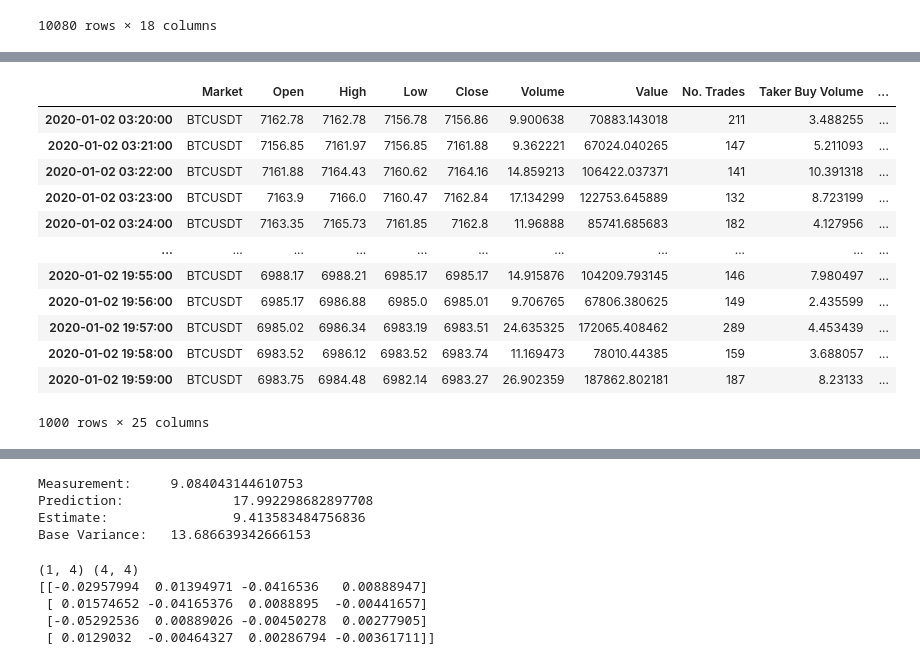
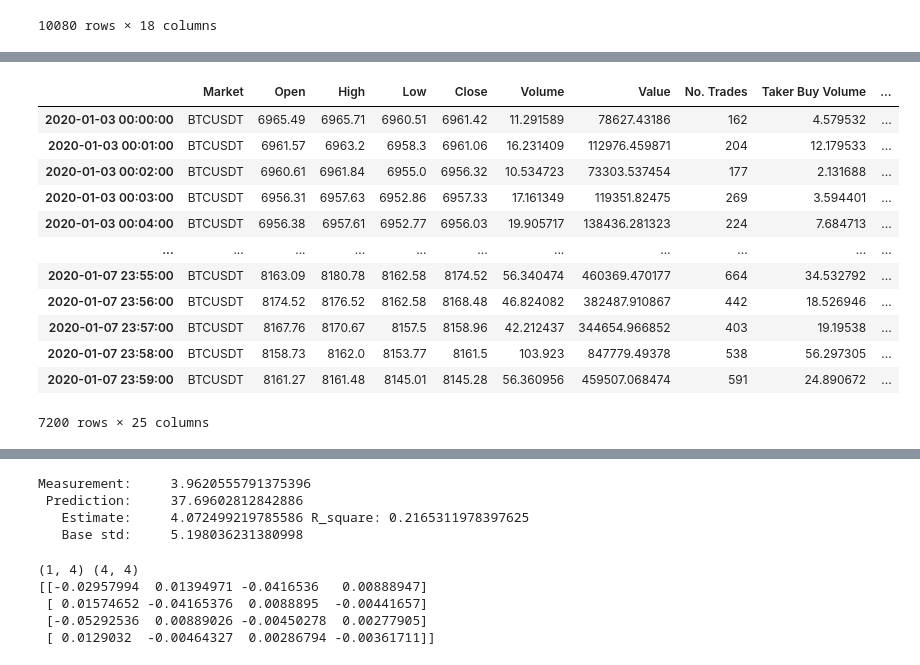
Before and after one commit to MohsenGhodrati/cvx_project_Kalman_Filter, a Jupyter notebook: Experiments.ipynb, the cells around one changed output, grey strips where cells are left out. Cells and saved outputs as stored; diff of their text form; code cells hidden in the pictures.

```diff
--- a/Experiments.ipynb
+++ b/Experiments.ipynb
@@ -117,3 +115,13 @@ df
 | 2020-01-07 23:58:00 | BTCUSDT | 8158.73 | 8162.0 | 8153.77 | 8161.5 | 103.923 | 847779.49378 | 538 | 56.297305 | ... |
 | 2020-01-07 23:59:00 | BTCUSDT | 8161.27 | 8161.48 | 8145.01 | 8145.28 | 56.360956 | 459507.068474 | 591 | 24.890672 | ... |
 10080 rows × 18 columns
+# %%
+from scipy.stats import pearsonr
+x = df['Real Return']
+tmp = []
+for i in range(20):
+    y = x.shift(i+1).copy()
+    intersection = sorted(list(set(x.dropna().index).intersection(set(y.dropna().index))))
+    tmp.append(pearsonr(x.loc[intersection], y.loc[intersection]))
+# tmp = list(reversed(tmp))
+tmp = np.array(tmp)
@@ -120,14 +134,14 @@ df
 # %%
-k = 200
-m = 10
+k = 120
+m = 15
 r = 6
 
 df['Prediction'] = None
 df['Measurement'] = None
 
-# alpha = 1.2
-W = np.diag(np.arange(k) / np.sum(np.arange(k)))
-for n in range(1440+k, 1440+k+1000):  #len(df)):
+alpha = 1.1
+W = np.diag(alpha ** np.arange(k) / np.sum(alpha ** np.arange(k)))
+for n in np.arange(1440*5) + 2880:
     A = np.zeros([k, m+r])
     A[:, m:m+r] = df.iloc[(n-2)-(k-1):(n-2)+1][[f'Feature {i+1}' for i in range(r)]].to_numpy()
     for i in range(m):
@@ -140,12 +154,4 @@ for n in range(1440+k, 1440+k+1000):  #len(df)):
     df.loc[df.index[n], 'Prediction'] = (1 + prediction / (100 * RETURN_SCALE)) * df.iloc[n-1]['Weighted Price Average']
     df.loc[df.index[n], 'Measurement'] = df.iloc[n]['Open']
 
-    # print(
-    #     " Real Price: {:.2f} >> {:.2f} \n Prediction: {:.2f} \nMeasurement: {:.2f}".format(
-    #         df.iloc[n-1]['Weighted Price Average'],
-    #         df.iloc[n]['Weighted Price Average'],
-    #         (1 + prediction / (100 * RETURN_SCALE)) * df.iloc[n-1]['Weighted Price Average'],
-    #         df.iloc[n]['Open'])
-    # )
-
 df
@@ -191,24 +183,24 @@ df.loc[indices]
 # %%
 df['Measurement Residual'] = df['Measurement'] - df['Weighted Price Average']
 df['Prediction Residual'] = df['Prediction'] - df['Weighted Price Average']
-df['Measurement Residual Weighted Variance'] = df['Measurement Residual'].ewm(15, ignore_na=True).var()
-df['Prediction Residual Weighted Variance'] = df['Prediction Residual'].ewm(15, ignore_na=True).var()
+df['Measurement Residual Weighted Variance'] = df['Measurement Residual'].rolling(26).var()
+df['Prediction Residual Weighted Variance'] = df['Prediction Residual'].rolling(13).var()
 df['Estimate'] = (df['Measurement Residual Weighted Variance'] * df['Prediction'] + df['Prediction Residual Weighted Variance'] * df['Measurement']) / (df['Measurement Residual Weighted Variance'] + df['Prediction Residual Weighted Variance'])
 df.loc[indices]
 # %% [output]
 |  | Market | Open | High | Low | Close | Volume | Value | No. Trades | Taker Buy Volume | ... |
-| 2020-01-02 03:20:00 | BTCUSDT | 7162.78 | 7162.78 | 7156.78 | 7156.86 | 9.900638 | 70883.143018 | 211 | 3.488255 | ... |
-| 2020-01-02 03:21:00 | BTCUSDT | 7156.85 | 7161.97 | 7156.85 | 7161.88 | 9.362221 | 67024.040265 | 147 | 5.211093 | ... |
-| 2020-01-02 03:22:00 | BTCUSDT | 7161.88 | 7164.43 | 7160.62 | 7164.16 | 14.859213 | 106422.037371 | 141 | 10.391318 | ... |
-| 2020-01-02 03:23:00 | BTCUSDT | 7163.9 | 7166.0 | 7160.47 | 7162.84 | 17.134299 | 122753.645889 | 132 | 8.723199 | ... |
-| 2020-01-02 03:24:00 | BTCUSDT | 7163.35 | 7165.73 | 7161.85 | 7162.8 | 11.96888 | 85741.685683 | 182 | 4.127956 | ... |
+| 2020-01-03 00:00:00 | BTCUSDT | 6965.49 | 6965.71 | 6960.51 | 6961.42 | 11.291589 | 78627.43186 | 162 | 4.579532 | ... |
+| 2020-01-03 00:01:00 | BTCUSDT | 6961.57 | 6963.2 | 6958.3 | 6961.06 | 16.231409 | 112976.459871 | 204 | 12.179533 | ... |
+| 2020-01-03 00:02:00 | BTCUSDT | 6960.61 | 6961.84 | 6955.0 | 6956.32 | 10.534723 | 73303.537454 | 177 | 2.131688 | ... |
+| 2020-01-03 00:03:00 | BTCUSDT | 6956.31 | 6957.63 | 6952.86 | 6957.33 | 17.161349 | 119351.82475 | 269 | 3.594401 | ... |
+| 2020-01-03 00:04:00 | BTCUSDT | 6956.38 | 6957.61 | 6952.77 | 6956.03 | 19.905717 | 138436.281323 | 224 | 7.684713 | ... |
 | ... | ... | ... | ... | ... | ... | ... | ... | ... | ... | ... |
-| 2020-01-02 19:55:00 | BTCUSDT | 6988.17 | 6988.21 | 6985.17 | 6985.17 | 14.915876 | 104209.793145 | 146 | 7.980497 | ... |
-| 2020-01-02 19:56:00 | BTCUSDT | 6985.17 | 6986.88 | 6985.0 | 6985.01 | 9.706765 | 67806.380625 | 149 | 2.435599 | ... |
-| 2020-01-02 19:57:00 | BTCUSDT | 6985.02 | 6986.34 | 6983.19 | 6983.51 | 24.635325 | 172065.408462 | 289 | 4.453439 | ... |
-| 2020-01-02 19:58:00 | BTCUSDT | 6983.52 | 6986.12 | 6983.52 | 6983.74 | 11.169473 | 78010.44385 | 159 | 3.688057 | ... |
-| 2020-01-02 19:59:00 | BTCUSDT | 6983.75 | 6984.48 | 6982.14 | 6983.27 | 26.902359 | 187862.802181 | 187 | 8.23133 | ... |
+| 2020-01-07 23:55:00 | BTCUSDT | 8163.09 | 8180.78 | 8162.58 | 8174.52 | 56.340474 | 460369.470177 | 664 | 34.532792 | ... |
+| 2020-01-07 23:56:00 | BTCUSDT | 8174.52 | 8176.52 | 8162.58 | 8168.48 | 46.824082 | 382487.910867 | 442 | 18.526946 | ... |
+| 2020-01-07 23:57:00 | BTCUSDT | 8167.76 | 8170.67 | 8157.5 | 8158.96 | 42.212437 | 344654.966852 | 403 | 19.19538 | ... |
+| 2020-01-07 23:58:00 | BTCUSDT | 8158.73 | 8162.0 | 8153.77 | 8161.5 | 103.923 | 847779.49378 | 538 | 56.297305 | ... |
+| 2020-01-07 23:59:00 | BTCUSDT | 8161.27 | 8161.48 | 8145.01 | 8145.28 | 56.360956 | 459507.068474 | 591 | 24.890672 | ... |
-1000 rows × 25 columns
+7200 rows × 25 columns
 # %%
 %matplotlib notebook
 
@@ -265,19 +257,22 @@ plt.show()
 # %%
 print(
     "Measurement:\t",
-    (df.loc[indices, 'Measurement'] - df.loc[indices, 'Weighted Price Average']).var(),
-    "\nPrediction:\t\t",
-    (df.loc[indices, 'Prediction'] - df.loc[indices, 'Weighted Price Average']).var(),
-    "\nEstimate:\t\t",
-    (df.loc[indices, 'Estimate'] - df.loc[indices, 'Weighted Price Average']).var(),
-    "\nBase Variance:\t",
-    (df.shift(1).loc[indices, 'Weighted Price Average'] - df.loc[indices, 'Weighted Price Average']).var()
+    (df.loc[indices, 'Measurement'] - df.loc[indices, 'Weighted Price Average']).std(),
+    "\n Prediction:\t",
+    (df.loc[indices, 'Prediction'] - df.loc[indices, 'Weighted Price Average']).std(),
+    "\n   Estimate:\t",
+    (df.loc[indices, 'Estimate'] - df.loc[indices, 'Weighted Price Average']).std(),
+    "R_square:",
+    1 - np.sqrt((df.loc[indices, 'Estimate'] - df.loc[indices, 'Weighted Price Average']).var() /
+        (df.shift(1).loc[indices, 'Weighted Price Average'] - df.loc[indices, 'Weighted Price Average']).var()),
+    "\n   Base std:\t",
+    (df.shift(1).loc[indices, 'Weighted Price Average'] - df.loc[indices, 'Weighted Price Average']).std()
 )
 # %% [output]
-Measurement:     9.084043144610753
-Prediction:              17.992298682897708
-Estimate:                9.413583484756836
-Base Variance:   13.686639342666153
+Measurement:     3.9620555791375396
+ Prediction:     37.69602812842886
+   Estimate:     4.072499219785586 R_square: 0.2165311978397625
+   Base std:     5.198036231380998
 # %%
 def get_linear_dynamics_with_lsm(df, n, ls_frame_size, dynamics_memory):
     m = max(dynamics_memory-1, n-ls_frame_size)
```
Also changed, not shown: parts of 4 cells of this notebook.
